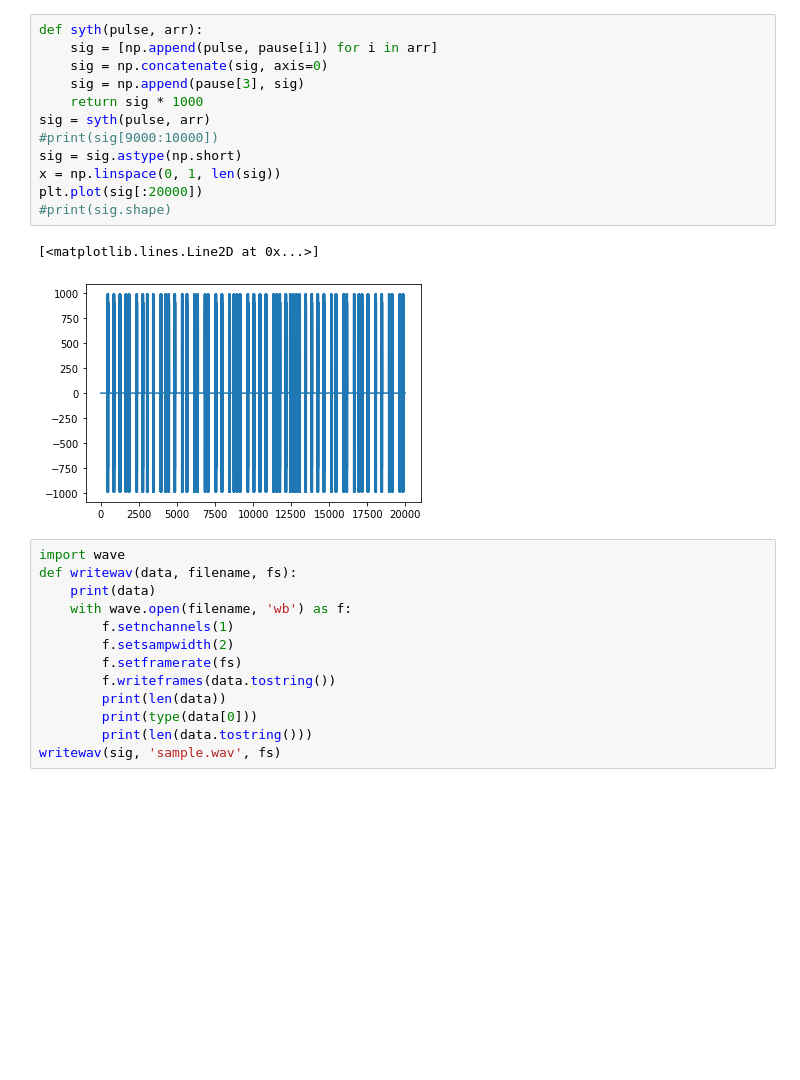
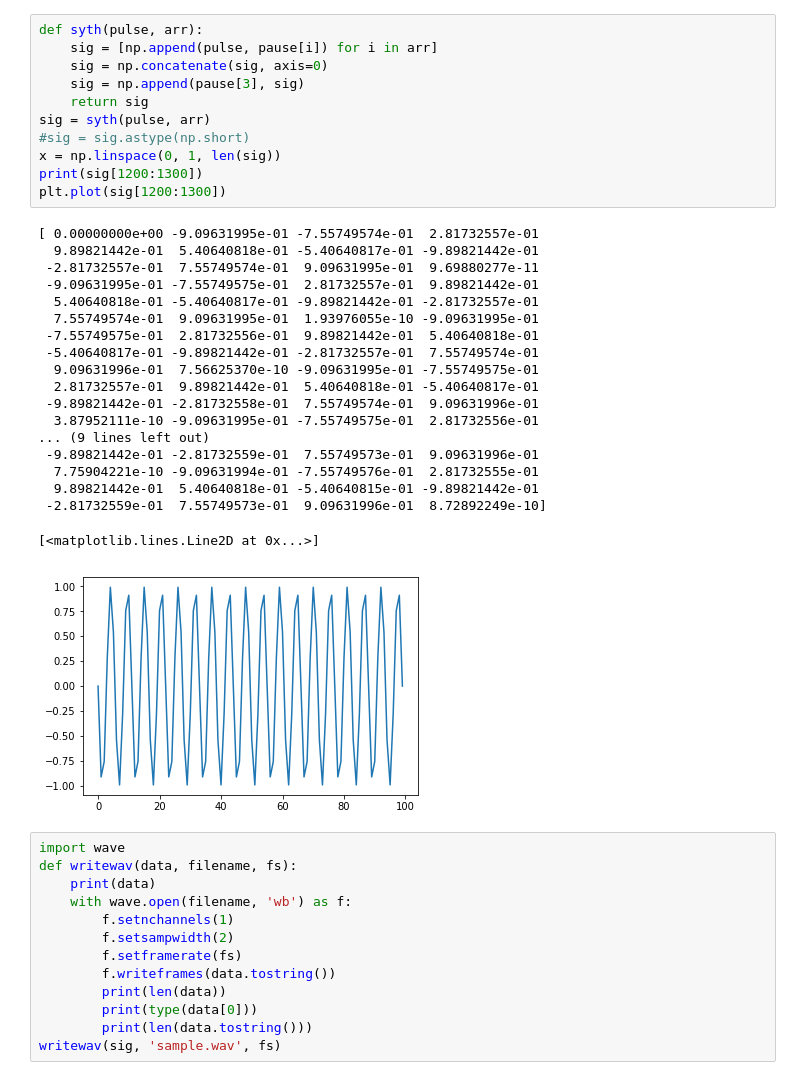
Before and after one commit to agil27/wivi, a Jupyter notebook: modulation.ipynb, the cells around one changed output. Saved outputs shown, nothing was run; the diff lists cells and outputs as text; blank space fills up the shorter version.

```diff
--- a/modulation.ipynb
+++ b/modulation.ipynb
@@ -56,18 +56,34 @@ plt.plot(arr)
 # %%
 def syth(pulse, arr):
     sig = [np.append(pulse, pause[i]) for i in arr]
     sig = np.concatenate(sig, axis=0)
     sig = np.append(pause[3], sig)
-    return sig * 1000
+    return sig
 sig = syth(pulse, arr)
-#print(sig[9000:10000])
-sig = sig.astype(np.short)
+#sig = sig.astype(np.short)
 x = np.linspace(0, 1, len(sig))
-plt.plot(sig[:20000])
-#print(sig.shape)
+print(sig[1200:1300])
+plt.plot(sig[1200:1300])
 # %% [output]
-[<matplotlib.lines.Line2D at 0x...>]
+[ 0.00000000e+00 -9.09631995e-01 -7.55749574e-01  2.81732557e-01
+  9.89821442e-01  5.40640818e-01 -5.40640817e-01 -9.89821442e-01
+ -2.81732557e-01  7.55749574e-01  9.09631995e-01  9.69880277e-11
+ -9.09631995e-01 -7.55749575e-01  2.81732557e-01  9.89821442e-01
+  5.40640818e-01 -5.40640817e-01 -9.89821442e-01 -2.81732557e-01
+  7.55749574e-01  9.09631995e-01  1.93976055e-10 -9.09631995e-01
+ -7.55749575e-01  2.81732556e-01  9.89821442e-01  5.40640818e-01
+ -5.40640817e-01 -9.89821442e-01 -2.81732557e-01  7.55749574e-01
+  9.09631996e-01  7.56625370e-10 -9.09631995e-01 -7.55749575e-01
+  2.81732557e-01  9.89821442e-01  5.40640818e-01 -5.40640817e-01
+ -9.89821442e-01 -2.81732558e-01  7.55749574e-01  9.09631996e-01
+  3.87952111e-10 -9.09631995e-01 -7.55749575e-01  2.81732556e-01
+... (9 lines left out)
+ -9.89821442e-01 -2.81732559e-01  7.55749573e-01  9.09631996e-01
+  7.75904221e-10 -9.09631994e-01 -7.55749576e-01  2.81732555e-01
+  9.89821442e-01  5.40640818e-01 -5.40640815e-01 -9.89821442e-01
+ -2.81732559e-01  7.55749573e-01  9.09631996e-01  8.72892249e-10]
+[<matplotlib.lines.Line2D at 0x...>]
-[figure, old version]
+[figure, new version]
 # %%
 import wave
 def writewav(data, filename, fs):
```
Also changed, not shown: parts of 5 cells of this notebook, 1 other file.
